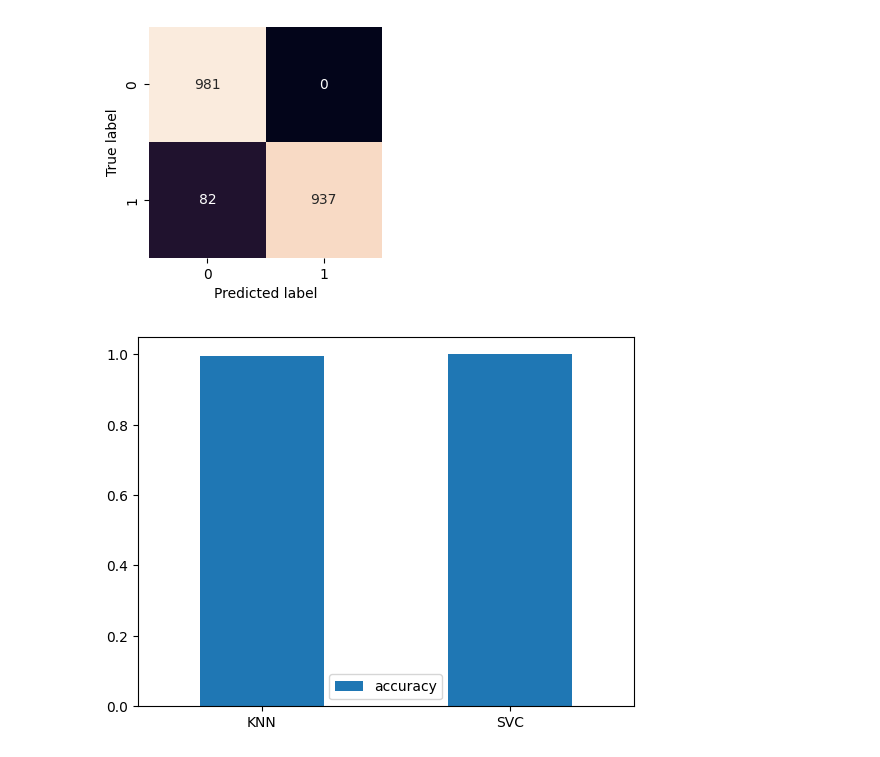
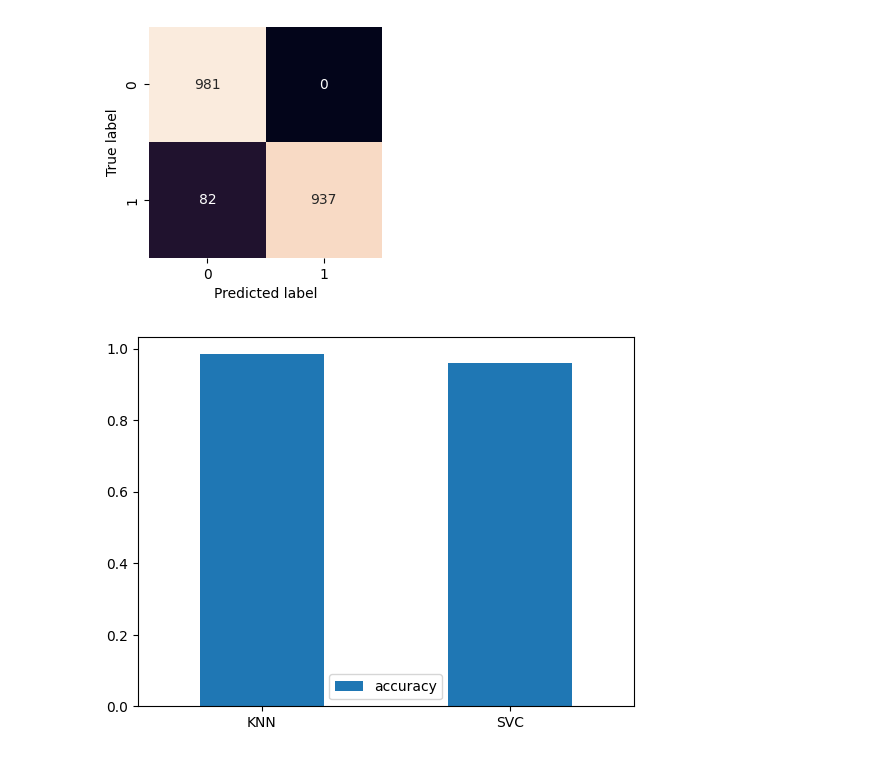
Before and after one commit to CprALin/JupyterNotebooks, a Jupyter notebook: Fraud_Classification.ipynb, the cells around one changed output. Saved outputs shown, nothing was run; the diff lists cells and outputs as text; code cells hidden in the pictures.

```diff
--- a/Fraud_Classification.ipynb
+++ b/Fraud_Classification.ipynb
@@ -145,7 +145,7 @@ train_score = knn.score(X_train_scaled , y_train)
 end_time = time.time() - start_time
 
 y_pred = knn.predict(X_test_scaled)
-precision_score_knn = precision_score(y_test , y_pred)
+accuracy_score_knn = accuracy_score(y_test , y_pred)
 print(f'Train Time : {end_time * 1000:.2f} ms')
 print(f'Train Score : {train_score}')
 print(classification_report(y_test , y_pred))
@@ -194,7 +194,7 @@ end_time = start_time - end_time
 train_score = svc.score(X_train_scaled , y_train)
 
 y_pred = svc.predict(X_test_scaled)
-precision_score_svc = precision_score(y_test , y_pred)
+accuracy_score_svc = accuracy_score(y_test , y_pred)
 print(f'Train Time : {end_time*1000:.2f}')
 print(f'Train Score : {train_score:.2f}')
 print(classification_report(y_test , y_pred))
@@ -233,11 +233,11 @@ plt.show();
 [figure]
 # %%
 # Compare KNN & SVC - visualize scores | Overfitting
-model_scores = {'KNN' : precision_score_knn , 'SVC' : precision_score_svc}
+model_scores = {'KNN' : accuracy_score_knn , 'SVC' : accuracy_score_svc}
 
 model_compare = pd.DataFrame(model_scores , index=["accuracy"])
 model_compare.T.plot.bar()
 plt.xticks(rotation=0)
 plt.show()
 # %% [output]
-[figure, old version]
+[figure, new version]
```
Also changed, not shown: parts of 3 cells of this notebook.
